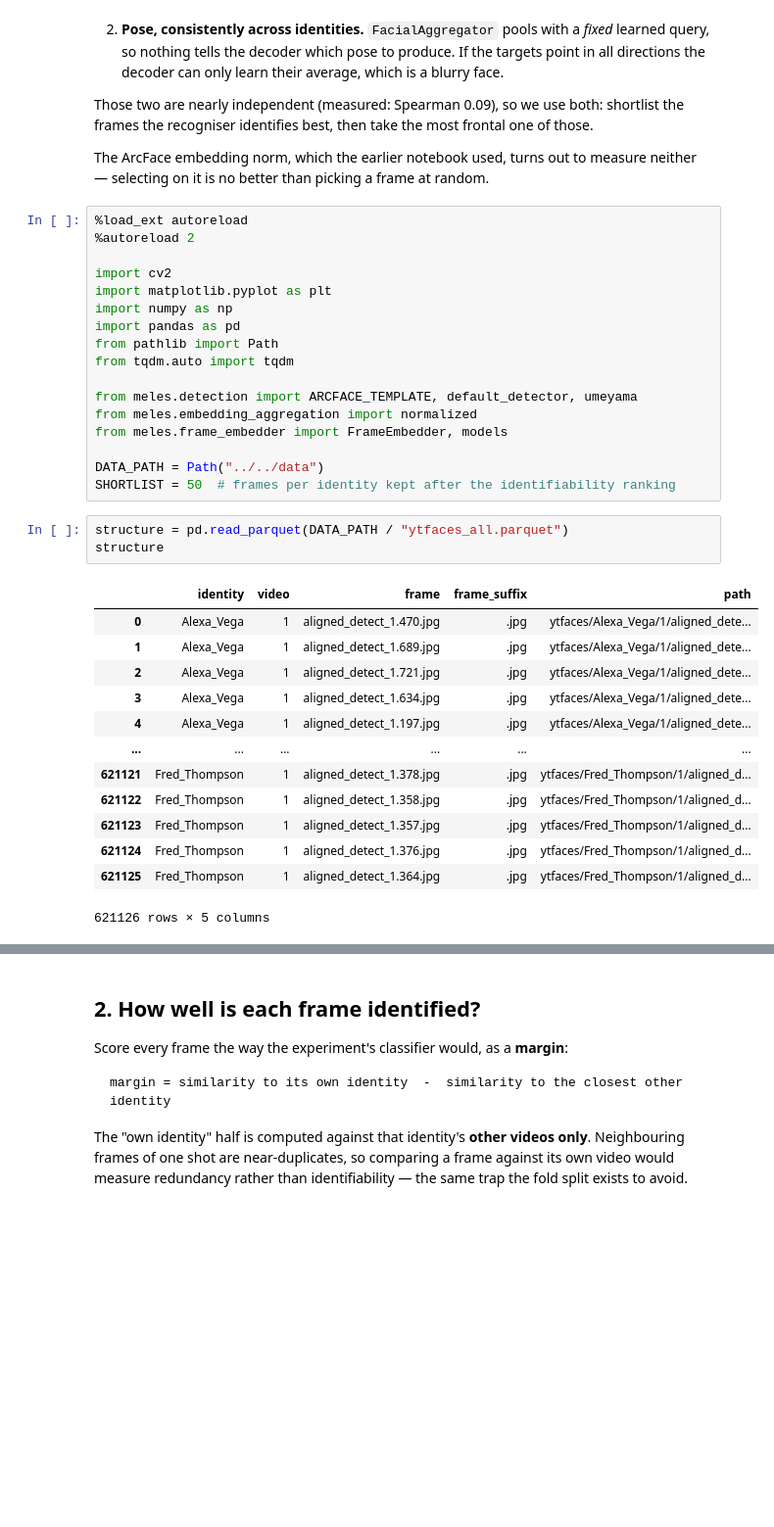
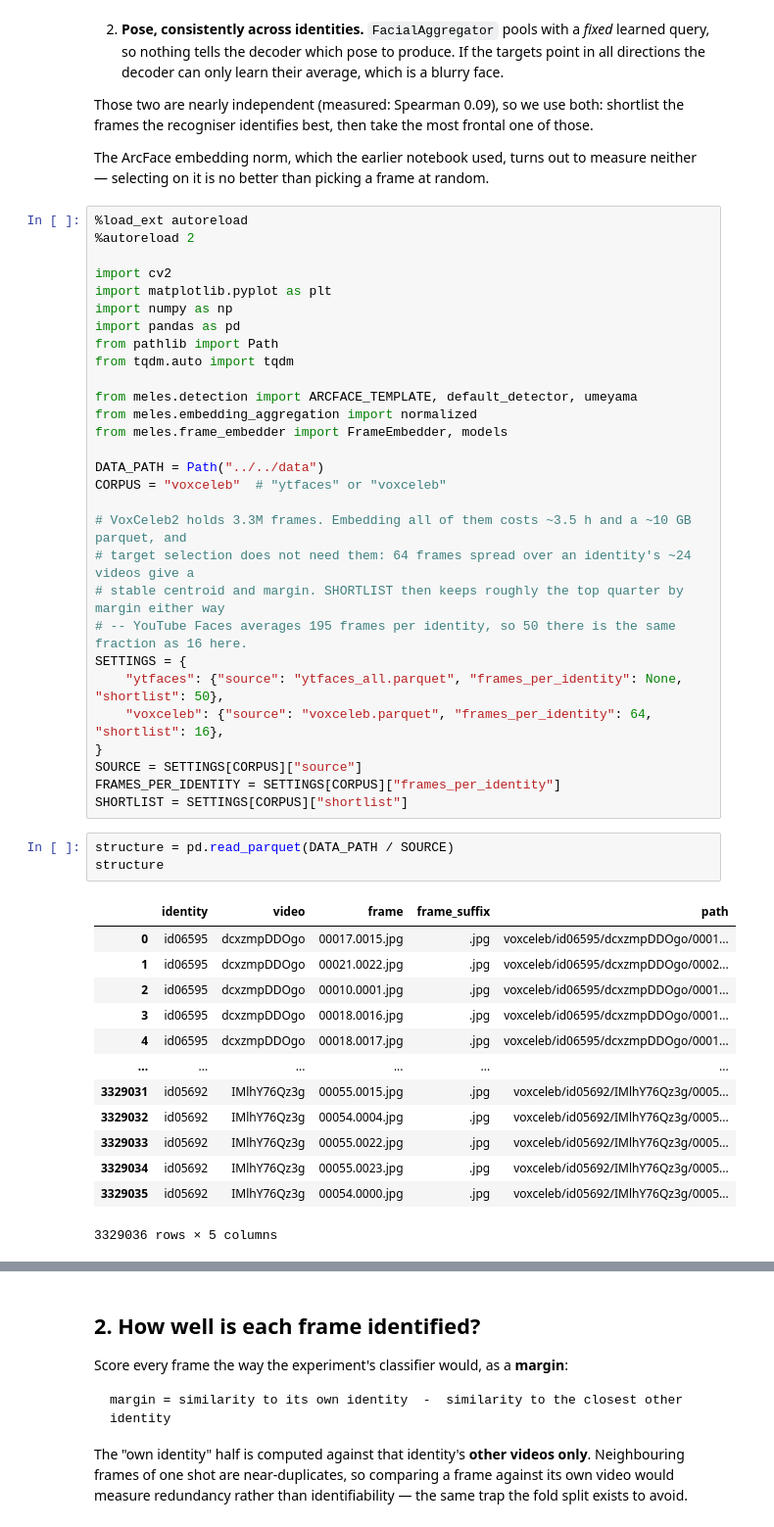
Before and after one commit to wagpa/meles, a Jupyter notebook: src/notebooks/07_target_selection.ipynb, the cells around one changed output, grey strips where cells are left out. Shown at 98% size. Saved outputs shown, nothing was run; the diff lists cells and outputs as text; blank space fills up the shorter version.

```diff
--- a/src/notebooks/07_target_selection.ipynb
+++ b/src/notebooks/07_target_selection.ipynb
@@ -33,24 +33,36 @@ from meles.embedding_aggregation import normalized
 from meles.frame_embedder import FrameEmbedder, models
 
 DATA_PATH = Path("../../data")
-SHORTLIST = 50  # frames per identity kept after the identifiability ranking
+CORPUS = "voxceleb"  # "ytfaces" or "voxceleb"
+
+# VoxCeleb2 holds 3.3M frames. Embedding all of them costs ~3.5 h and a ~10 GB parquet, and
+# target selection does not need them: 64 frames spread over an identity's ~24 videos give a
+# stable centroid and margin. SHORTLIST then keeps roughly the top quarter by margin either way
+# -- YouTube Faces averages 195 frames per identity, so 50 there is the same fraction as 16 here.
+SETTINGS = {
+    "ytfaces": {"source": "ytfaces_all.parquet", "frames_per_identity": None, "shortlist": 50},
+    "voxceleb": {"source": "voxceleb.parquet", "frames_per_identity": 64, "shortlist": 16},
+}
+SOURCE = SETTINGS[CORPUS]["source"]
+FRAMES_PER_IDENTITY = SETTINGS[CORPUS]["frames_per_identity"]
+SHORTLIST = SETTINGS[CORPUS]["shortlist"]
 # %%
-structure = pd.read_parquet(DATA_PATH / "ytfaces_all.parquet")
+structure = pd.read_parquet(DATA_PATH / SOURCE)
 structure
 # %% [output]
 |  | identity | video | frame | frame_suffix | path |
-| 0 | Alexa_Vega | 1 | aligned_detect_1.470.jpg | .jpg | ytfaces/Alexa_Vega/1/aligned_dete... |
-| 1 | Alexa_Vega | 1 | aligned_detect_1.689.jpg | .jpg | ytfaces/Alexa_Vega/1/aligned_dete... |
-| 2 | Alexa_Vega | 1 | aligned_detect_1.721.jpg | .jpg | ytfaces/Alexa_Vega/1/aligned_dete... |
-| 3 | Alexa_Vega | 1 | aligned_detect_1.634.jpg | .jpg | ytfaces/Alexa_Vega/1/aligned_dete... |
-| 4 | Alexa_Vega | 1 | aligned_detect_1.197.jpg | .jpg | ytfaces/Alexa_Vega/1/aligned_dete... |
+| 0 | id06595 | dcxzmpDDOgo | 00017.0015.jpg | .jpg | voxceleb/id06595/dcxzmpDDOgo/0001... |
+| 1 | id06595 | dcxzmpDDOgo | 00021.0022.jpg | .jpg | voxceleb/id06595/dcxzmpDDOgo/0002... |
+| 2 | id06595 | dcxzmpDDOgo | 00010.0001.jpg | .jpg | voxceleb/id06595/dcxzmpDDOgo/0001... |
+| 3 | id06595 | dcxzmpDDOgo | 00018.0016.jpg | .jpg | voxceleb/id06595/dcxzmpDDOgo/0001... |
+| 4 | id06595 | dcxzmpDDOgo | 00018.0017.jpg | .jpg | voxceleb/id06595/dcxzmpDDOgo/0001... |
 | ... | ... | ... | ... | ... | ... |
-| 621121 | Fred_Thompson | 1 | aligned_detect_1.378.jpg | .jpg | ytfaces/Fred_Thompson/1/aligned_d... |
-| 621122 | Fred_Thompson | 1 | aligned_detect_1.358.jpg | .jpg | ytfaces/Fred_Thompson/1/aligned_d... |
-| 621123 | Fred_Thompson | 1 | aligned_detect_1.357.jpg | .jpg | ytfaces/Fred_Thompson/1/aligned_d... |
-| 621124 | Fred_Thompson | 1 | aligned_detect_1.376.jpg | .jpg | ytfaces/Fred_Thompson/1/aligned_d... |
-| 621125 | Fred_Thompson | 1 | aligned_detect_1.364.jpg | .jpg | ytfaces/Fred_Thompson/1/aligned_d... |
+| 3329031 | id05692 | IMlhY76Qz3g | 00055.0015.jpg | .jpg | voxceleb/id05692/IMlhY76Qz3g/0005... |
+| 3329032 | id05692 | IMlhY76Qz3g | 00054.0004.jpg | .jpg | voxceleb/id05692/IMlhY76Qz3g/0005... |
+| 3329033 | id05692 | IMlhY76Qz3g | 00055.0022.jpg | .jpg | voxceleb/id05692/IMlhY76Qz3g/0005... |
+| 3329034 | id05692 | IMlhY76Qz3g | 00055.0023.jpg | .jpg | voxceleb/id05692/IMlhY76Qz3g/0005... |
+| 3329035 | id05692 | IMlhY76Qz3g | 00054.0000.jpg | .jpg | voxceleb/id05692/IMlhY76Qz3g/0005... |
-621126 rows × 5 columns
+3329036 rows × 5 columns
 # %%
 from meles.dataset import truncate_dataset
 
```
Also changed, not shown: parts of 10 cells of this notebook, 1 other file.
